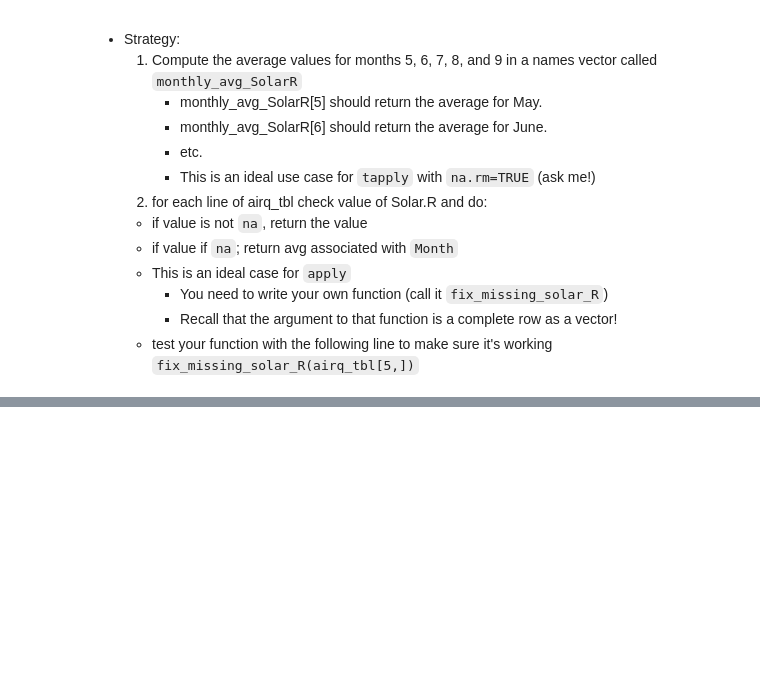
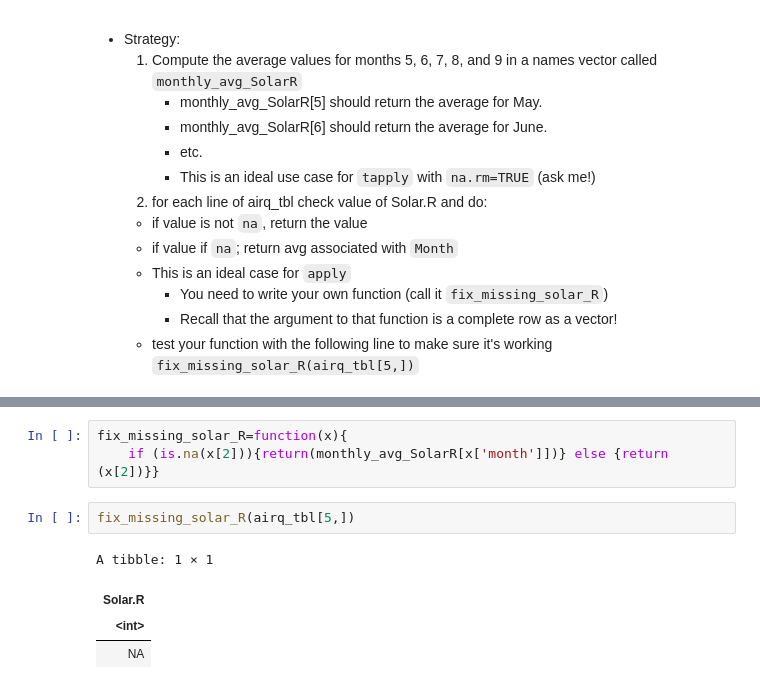
Before and after one commit to meh312/MBIO612_F22, a Jupyter notebook: 4_apply_and_data/exprience-apply-functions.ipynb, the cells around one changed output, grey strips where cells are left out. Cells and saved outputs as stored; diff of their text form; blank space fills up the shorter version.

```diff
--- a/4_apply_and_data/exprience-apply-functions.ipynb
+++ b/4_apply_and_data/exprience-apply-functions.ipynb
@@ -273,0 +295,10 @@ ERROR: Error:
+# %%
+fix_missing_solar_R=function(x){
+    if (is.na(x[2])){return(monthly_avg_SolarR[x['month']])} else {return (x[2])}}
+# %%
+fix_missing_solar_R(airq_tbl[5,])
+# %% [output]
+A tibble: 1 × 1
+| Solar.R |
+| <int> |
+| NA |
```
Also changed, not shown: parts of 13 cells of this notebook.
